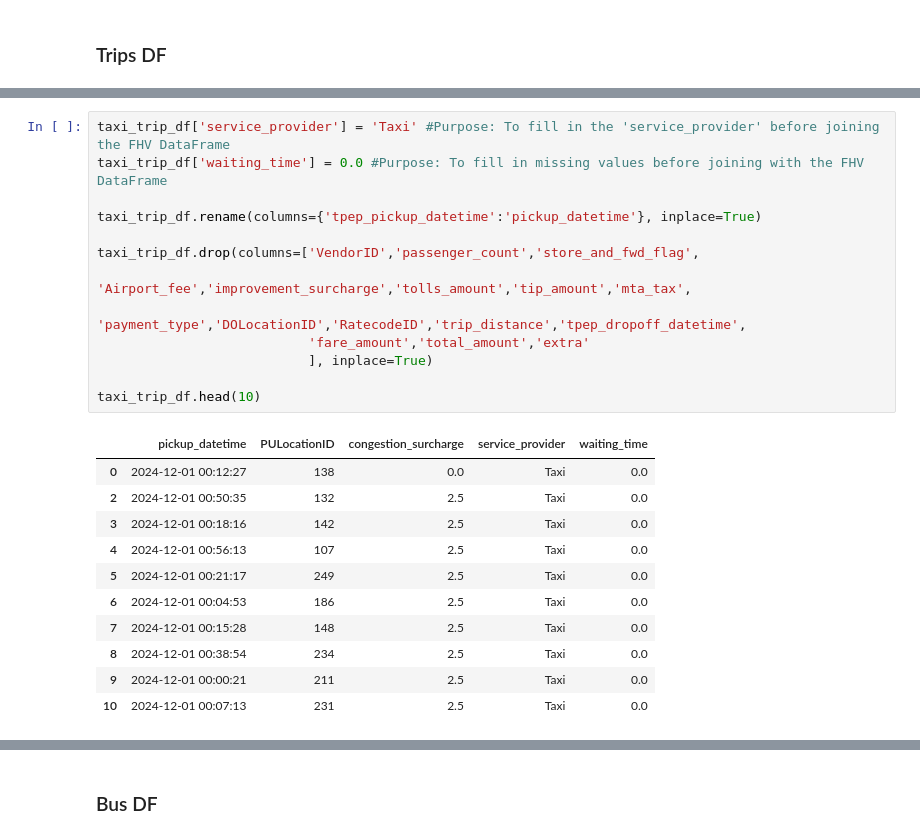
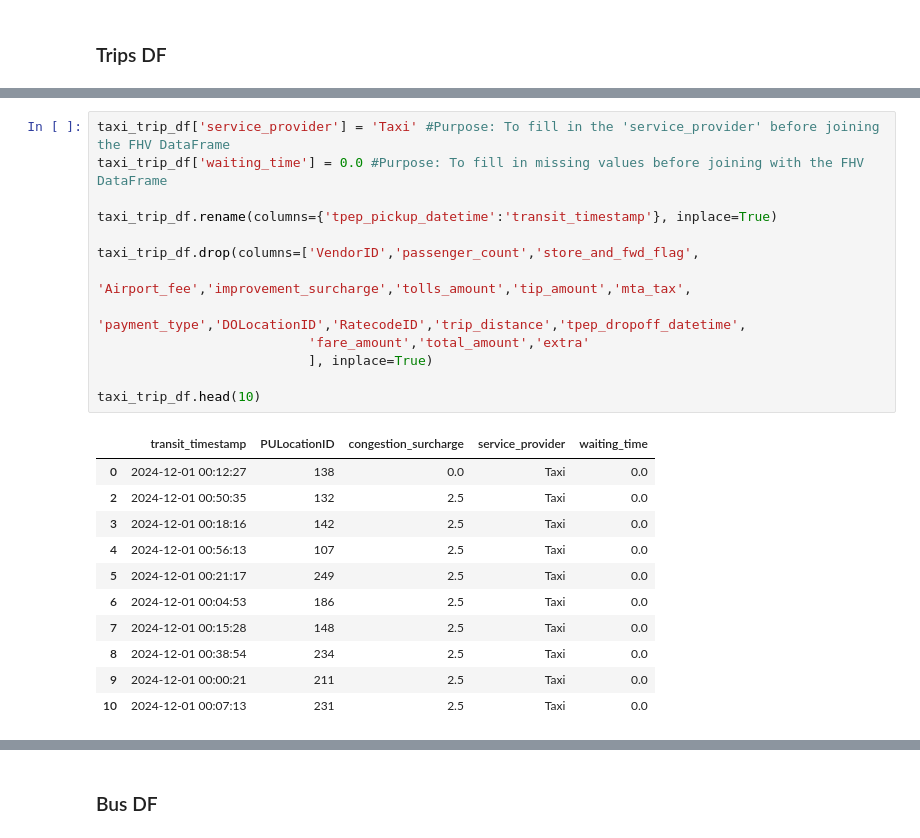
Before and after one commit to ikml-bsrn/NYC_Transportation_Demand, a Jupyter notebook: NYC_transportation_demand.ipynb, the cells around one changed output, grey strips where cells are left out. Saved outputs shown, nothing was run; the diff lists cells and outputs as text.

```diff
--- a/NYC_transportation_demand.ipynb
+++ b/NYC_transportation_demand.ipynb
@@ -254,18 +256,18 @@ fhv_trip_df.drop(columns=['request_datetime'],inplace=True)
 # %%
 taxi_trip_df['service_provider'] = 'Taxi' #Purpose: To fill in the 'service_provider' before joining the FHV DataFrame
 taxi_trip_df['waiting_time'] = 0.0 #Purpose: To fill in missing values before joining with the FHV DataFrame
 
-taxi_trip_df.rename(columns={'tpep_pickup_datetime':'pickup_datetime'}, inplace=True)
+taxi_trip_df.rename(columns={'tpep_pickup_datetime':'transit_timestamp'}, inplace=True)
 
 taxi_trip_df.drop(columns=['VendorID','passenger_count','store_and_fwd_flag',
                            'Airport_fee','improvement_surcharge','tolls_amount','tip_amount','mta_tax',
                            'payment_type','DOLocationID','RatecodeID','trip_distance','tpep_dropoff_datetime',
                            'fare_amount','total_amount','extra'
                            ], inplace=True)
 
 taxi_trip_df.head(10)
 # %% [output]
-|  | pickup_datetime | PULocationID | congestion_surcharge | service_provider | waiting_time |
+|  | transit_timestamp | PULocationID | congestion_surcharge | service_provider | waiting_time |
 | 0 | 2024-12-01 00:12:27 | 138 | 0.0 | Taxi | 0.0 |
 | 2 | 2024-12-01 00:50:35 | 132 | 2.5 | Taxi | 0.0 |
 | 3 | 2024-12-01 00:18:16 | 142 | 2.5 | Taxi | 0.0 |
```
Also changed, not shown: parts of 51 cells of this notebook, 1 other file.
